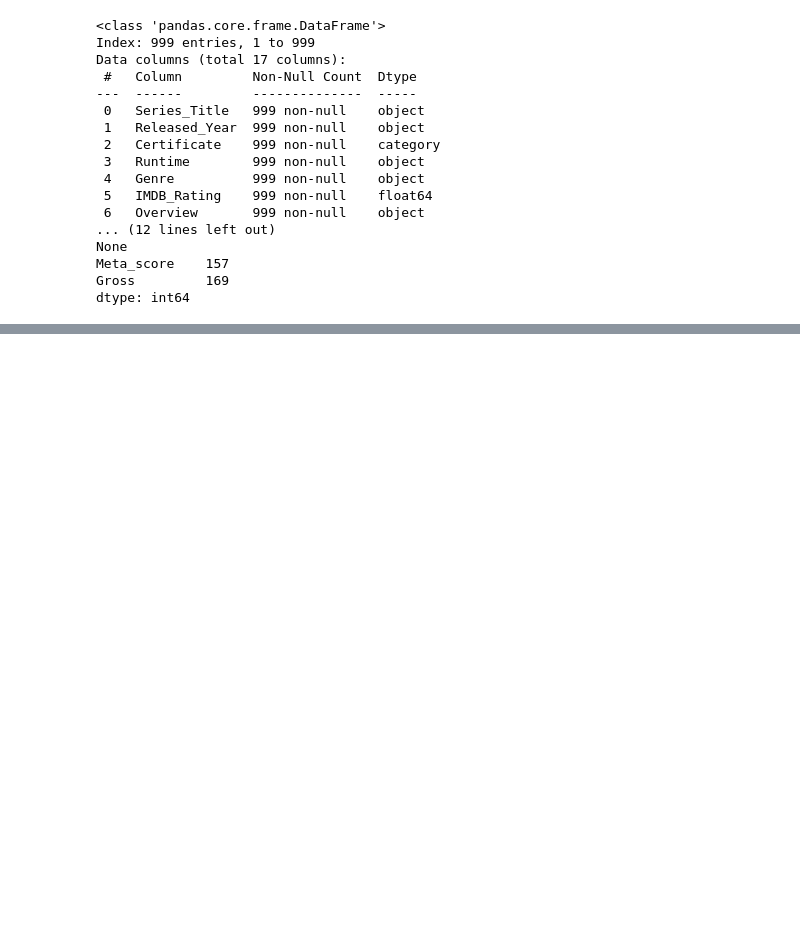
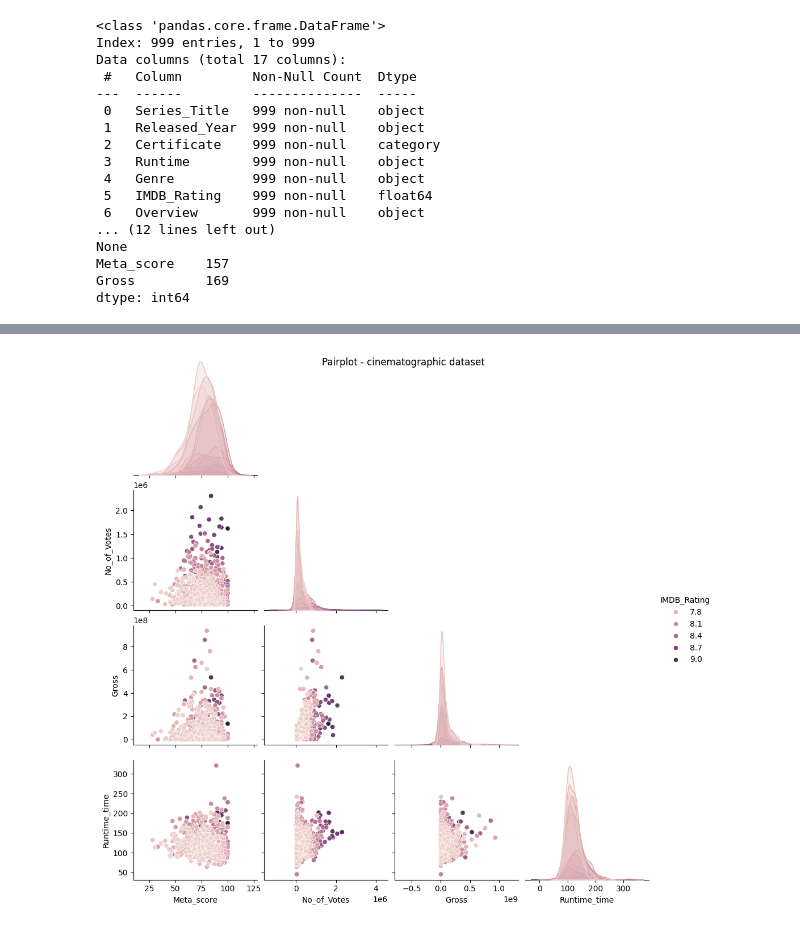
Before and after one commit to nevidomyyb/LH_CD_PEDRO_HENRIQUE_BARBOSA_DA_CUNHA, a Jupyter notebook: challenge.ipynb, the cells around one changed output, grey strips where cells are left out. Saved outputs shown, nothing was run; the diff lists cells and outputs as text; code cells hidden in the pictures; blank space fills up the shorter version.

```diff
--- a/challenge.ipynb
+++ b/challenge.ipynb
@@ -59,9 +46,15 @@ dataset['Certificate'] = dataset['Certificate'].fillna('Unrated')
 dataset['Runtime_time'] = dataset['Runtime'].str.split().str[0].astype(int)
 dataset['Runtime_type'] = dataset['Runtime'].str.split().str[1].astype('category')
 
+dataset['Director'] = dataset['Director'].astype('category')
 
+dataset['Star1'] = dataset['Star1'].astype('category')
+dataset['Star2'] = dataset['Star2'].astype('category')
+dataset['Star3'] = dataset['Star3'].astype('category')
+dataset['Star4'] = dataset['Star4'].astype('category')
 
-
+dataset['Gross'] = dataset['Gross'].astype(str).str.replace(',', '')
+dataset['Gross'] = pd.to_numeric(dataset['Gross'], errors='coerce')
 
 
 print(dataset.info())
@@ -86,0 +87,6 @@ dtype: int64
+# %%
+sns.pairplot(dataset, hue='IMDB_Rating', corner=True)
+plt.suptitle('Pairplot - cinematographic dataset')
+plt.show()
+# %% [output]
+[figure, added]
```
Also changed, not shown: parts of 10 cells of this notebook.
